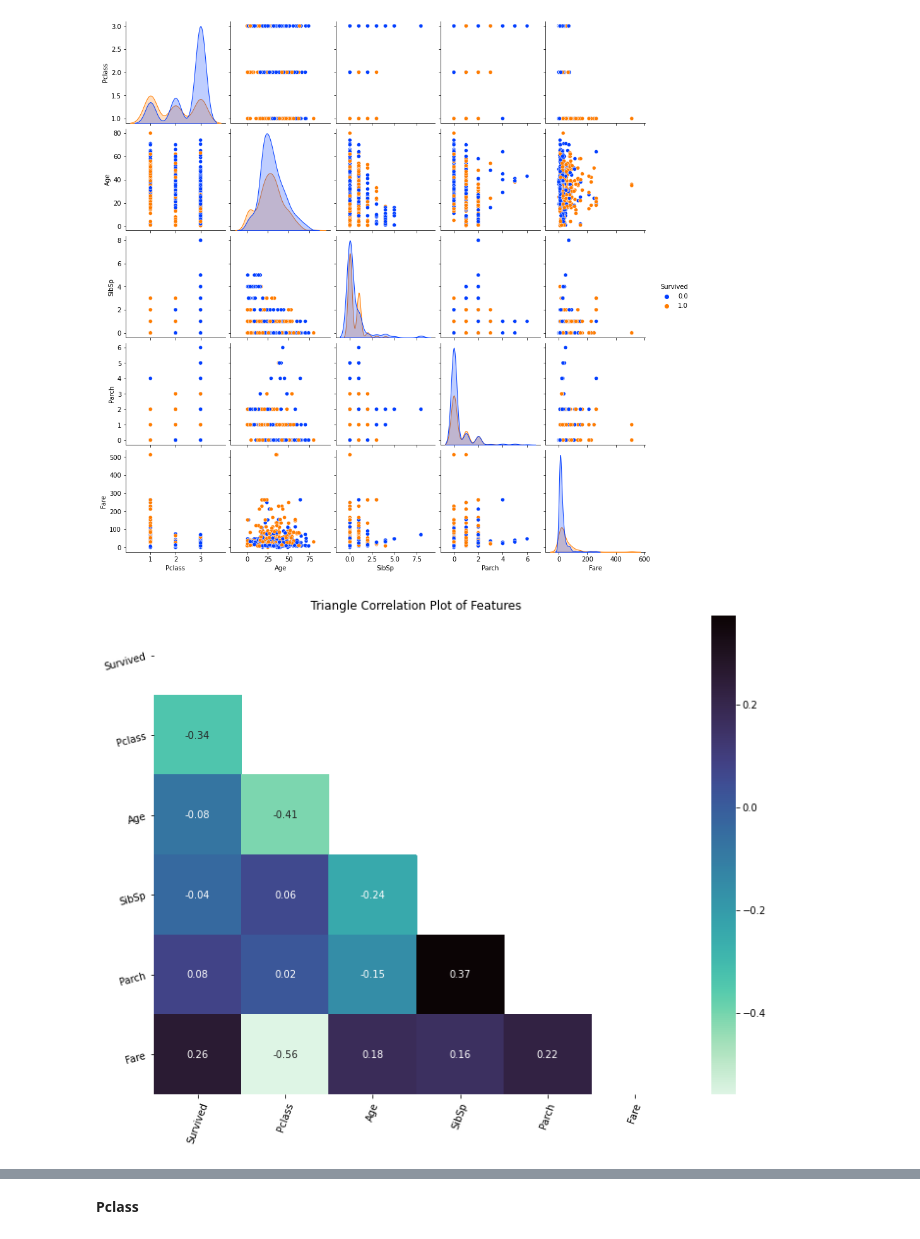
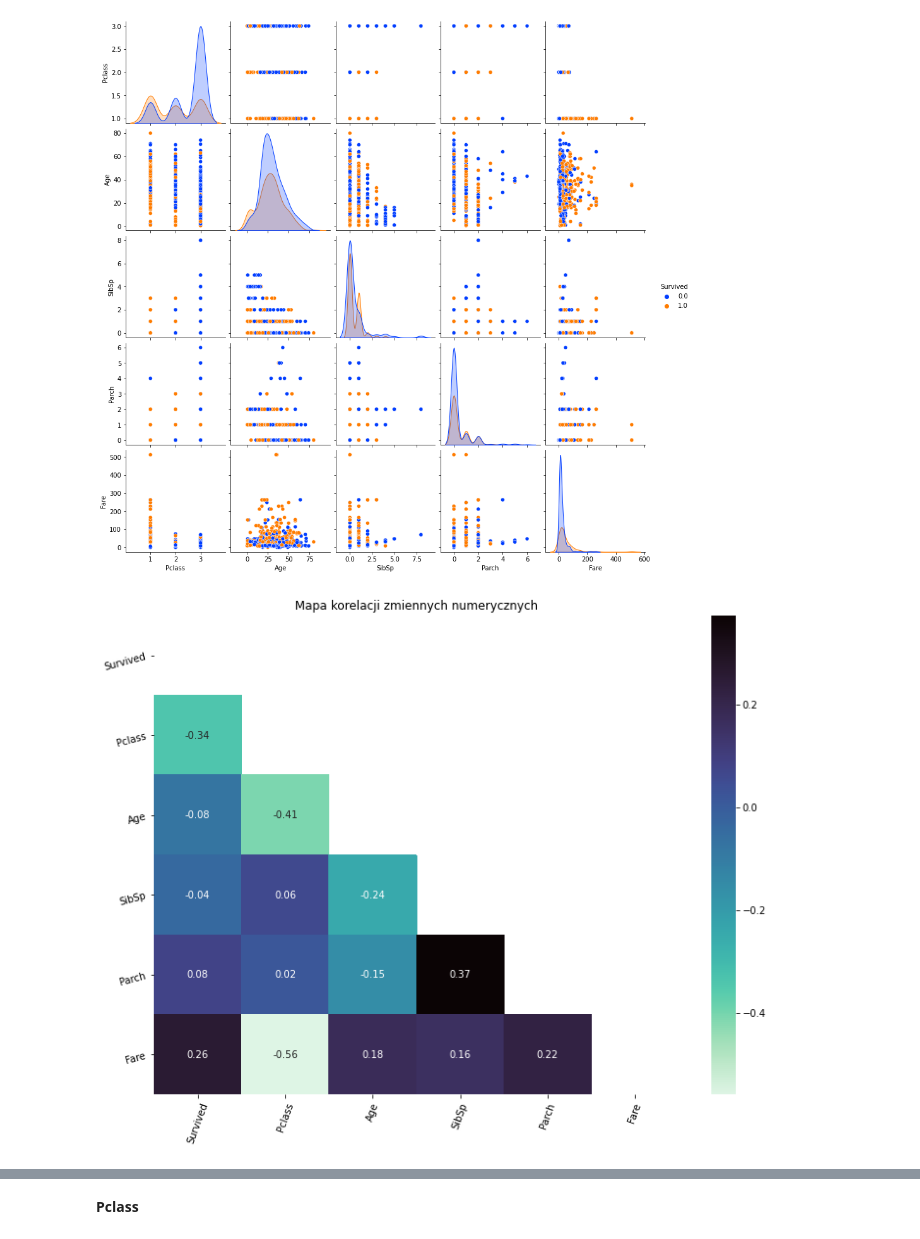
Before and after one commit to szpwski/titanic_kaggle_competition, a Jupyter notebook: Python/svm_titanic.ipynb, the cells around one changed output, grey strips where cells are left out. Drawn from its saved outputs; the diff is of its cells as text; code cells hidden in the pictures.

```diff
--- a/Python/svm_titanic.ipynb
+++ b/Python/svm_titanic.ipynb
@@ -101,0 +34,7 @@ We can see that Cabin has only 295 non-null observations from 1309. It is too ha
+# %%
+#Załadowanie danych z url
+test_csv = (r'https://raw.githubusercontent.com/szpwski/titanic_kaggle_competition/main/Python/test.csv')
+train_csv = (r'https://raw.githubusercontent.com/szpwski/titanic_kaggle_competition/main/Python/train.csv')
+
+test_df = pd.read_csv(test_csv)
+train_df = pd.read_csv(train_csv)
@@ -101,0 +46,3 @@ We can see that Cabin has only 295 non-null observations from 1309. It is too ha
+# %%
+#Złączenie danych do wstępnego ich przetworzenia
+df = pd.concat([train_df,test_df])
@@ -102,2 +92,3 @@ We can see that Cabin has only 295 non-null observations from 1309. It is too ha
 # %%
-df1 = df.drop(["PassengerId","Cabin","Ticket"],axis=1)
+#Odrzucenie kolumn PassengerId, Cabin, Ticket
+df = df.drop(["PassengerId","Cabin","Ticket"],axis=1)
@@ -106,2 +101,4 @@ obj_cols = list(df1.select_dtypes("object").columns)
 # %%
-cont_cols = list(df1.select_dtypes(["float64","int64"]).columns)
+#Wyselekcjonowanie listy kolumn numerycznych
+cont_cols = list(df.select_dtypes(["float64","int64"]).columns)
+cont_cols
@@ -113,15 +113,15 @@ plt.show()
 # %% [output]
 [figure]
 # %%
-#Heatmap of Correlation for continous variables
-cm = df1[cont_cols].corr()
+#Mapa korelacji zmiennych numerycznych
+cm = df[cont_cols].corr()
 mask = np.triu(np.ones_like(cm, dtype=np.bool))
 
 f, ax = plt.subplots(figsize=(12, 9))
 g1 = sns.heatmap(cm,cmap='mako_r',fmt='.2f', annot=True, mask=mask)
 g1.set_xticklabels(g1.get_xticklabels(),rotation=70,fontsize=10)
 g1.set_yticklabels(g1.get_yticklabels(),rotation=15,fontsize=10)
-plt.title("Triangle Correlation Plot of Features")
+plt.title("Mapa korelacji zmiennych numerycznych")
 plt.show()
 # %% [output]
-[figure, old version]
+[figure, new version]
```
Also changed, not shown: parts of 140 cells of this notebook, 1 other file.
